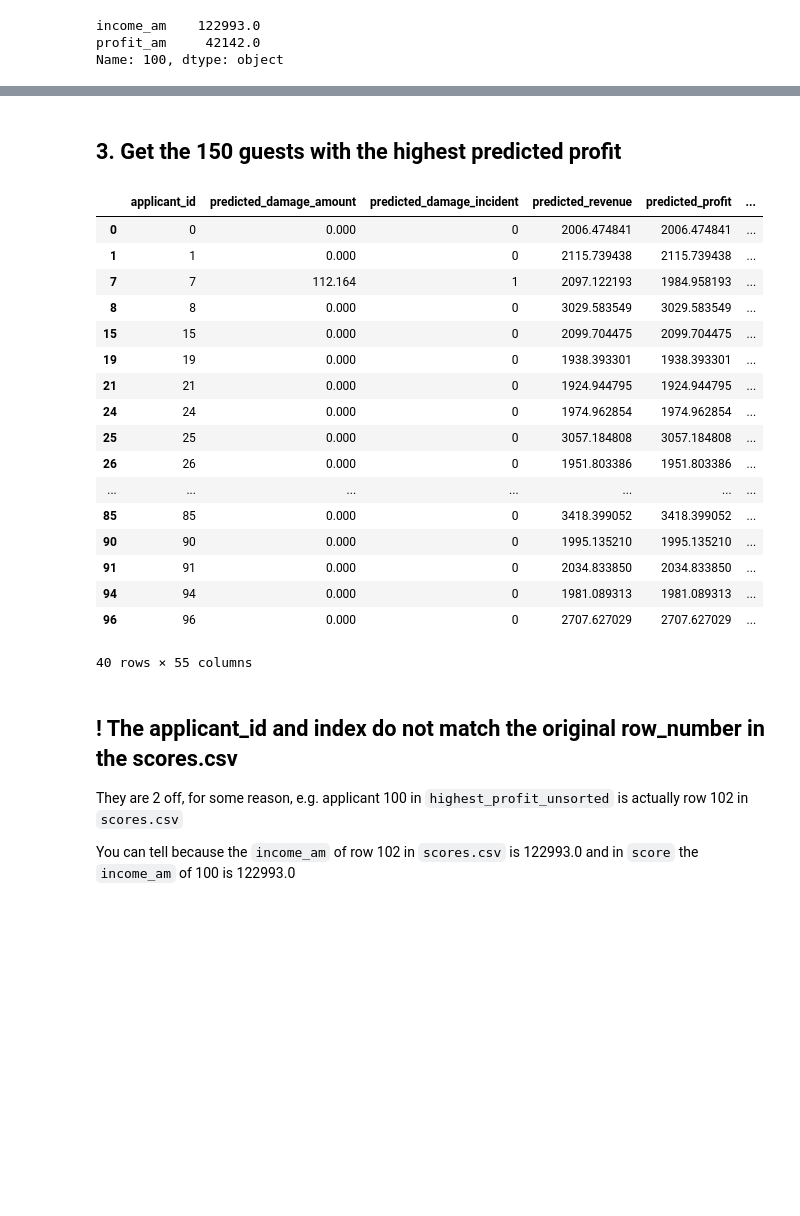
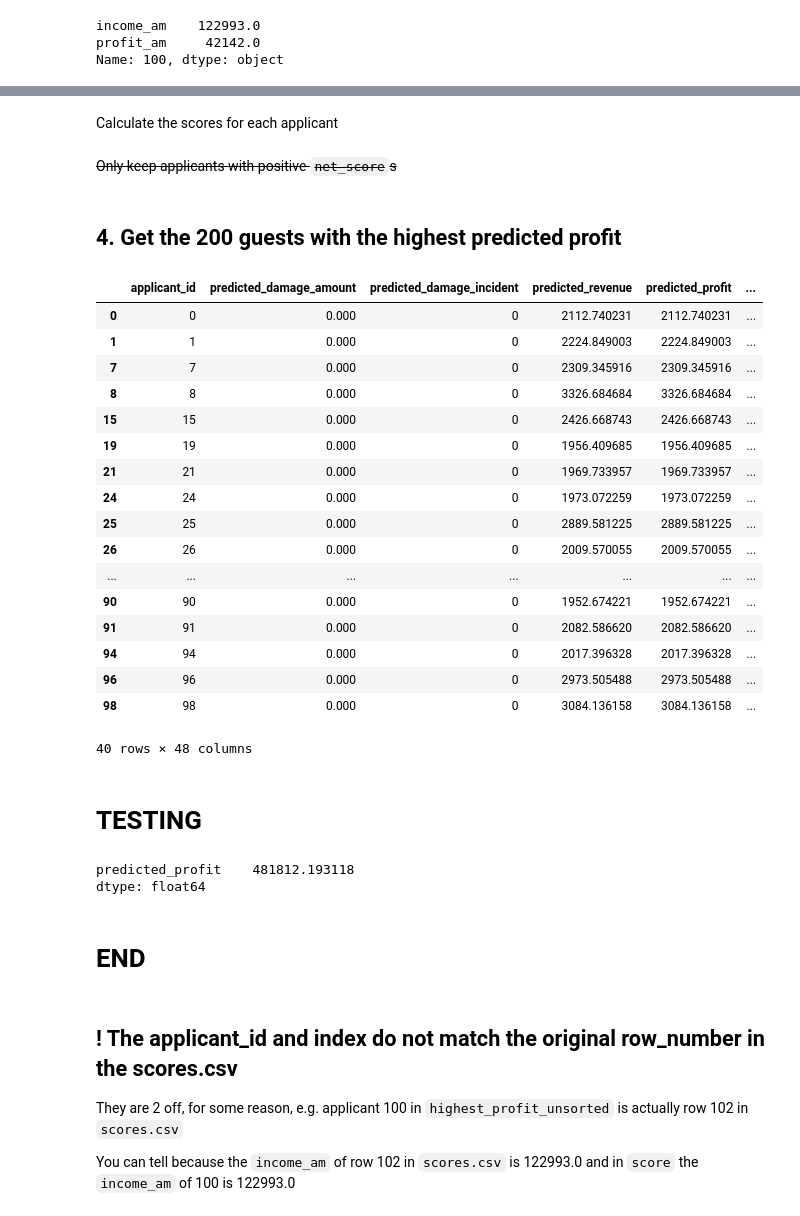
Before and after one commit to Harmxn02/ML-Project, a Jupyter notebook: Answer.ipynb, the cells around one changed output, grey strips where cells are left out. Drawn from its saved outputs; the diff is of its cells as text; code cells hidden in the pictures; blank space fills up the shorter version.

Commit message:
CALL-FEEDBACK: Re-run answer + generate guestlists

```diff
--- a/Answer.ipynb
+++ b/Answer.ipynb
@@ -90,0 +102,8 @@ Name: 100, dtype: float64
+# %% [markdown]
+Calculate the scores for each applicant
+# %%
+merged_calculated_scores = calculate_scores(merged_with_score.copy())
+merged_calculated_scores["net_score"] = \
+    merged_calculated_scores["combined_pos_score"] - merged_calculated_scores["combined_neg_score"]
+# %% [markdown]
+~~Only keep applicants with positive `net_score`s~~
@@ -91,33 +113,33 @@ Name: 100, dtype: float64
 # %% [markdown]
-## 3. Get the 150 guests with the highest predicted profit
+## 4. Get the 200 guests with the highest predicted profit
 # %%
-highest_profit = merged_with_score \
+highest_profit = merged_calculated_scores \
     .sort_values(by="predicted_profit", ascending=False) \
     .head(200)
 
 highest_profit_unsorted = highest_profit \
     .sort_values(by="applicant_id", ascending=True)
 
 highest_profit_unsorted.head(40)
 # %% [output]
 |  | applicant_id | predicted_damage_amount | predicted_damage_incident | predicted_revenue | predicted_profit | ... |
-| 0 | 0 | 0.000 | 0 | 2006.474841 | 2006.474841 | ... |
-| 1 | 1 | 0.000 | 0 | 2115.739438 | 2115.739438 | ... |
-| 7 | 7 | 112.164 | 1 | 2097.122193 | 1984.958193 | ... |
-| 8 | 8 | 0.000 | 0 | 3029.583549 | 3029.583549 | ... |
-| 15 | 15 | 0.000 | 0 | 2099.704475 | 2099.704475 | ... |
-| 19 | 19 | 0.000 | 0 | 1938.393301 | 1938.393301 | ... |
-| 21 | 21 | 0.000 | 0 | 1924.944795 | 1924.944795 | ... |
-| 24 | 24 | 0.000 | 0 | 1974.962854 | 1974.962854 | ... |
-| 25 | 25 | 0.000 | 0 | 3057.184808 | 3057.184808 | ... |
-| 26 | 26 | 0.000 | 0 | 1951.803386 | 1951.803386 | ... |
+| 0 | 0 | 0.000 | 0 | 2112.740231 | 2112.740231 | ... |
+| 1 | 1 | 0.000 | 0 | 2224.849003 | 2224.849003 | ... |
+| 7 | 7 | 0.000 | 0 | 2309.345916 | 2309.345916 | ... |
+| 8 | 8 | 0.000 | 0 | 3326.684684 | 3326.684684 | ... |
+| 15 | 15 | 0.000 | 0 | 2426.668743 | 2426.668743 | ... |
+| 19 | 19 | 0.000 | 0 | 1956.409685 | 1956.409685 | ... |
+| 21 | 21 | 0.000 | 0 | 1969.733957 | 1969.733957 | ... |
+| 24 | 24 | 0.000 | 0 | 1973.072259 | 1973.072259 | ... |
+| 25 | 25 | 0.000 | 0 | 2889.581225 | 2889.581225 | ... |
+| 26 | 26 | 0.000 | 0 | 2009.570055 | 2009.570055 | ... |
 | ... | ... | ... | ... | ... | ... | ... |
-| 85 | 85 | 0.000 | 0 | 3418.399052 | 3418.399052 | ... |
-| 90 | 90 | 0.000 | 0 | 1995.135210 | 1995.135210 | ... |
-| 91 | 91 | 0.000 | 0 | 2034.833850 | 2034.833850 | ... |
-| 94 | 94 | 0.000 | 0 | 1981.089313 | 1981.089313 | ... |
-| 96 | 96 | 0.000 | 0 | 2707.627029 | 2707.627029 | ... |
+| 90 | 90 | 0.000 | 0 | 1952.674221 | 1952.674221 | ... |
+| 91 | 91 | 0.000 | 0 | 2082.586620 | 2082.586620 | ... |
+| 94 | 94 | 0.000 | 0 | 2017.396328 | 2017.396328 | ... |
+| 96 | 96 | 0.000 | 0 | 2973.505488 | 2973.505488 | ... |
+| 98 | 98 | 0.000 | 0 | 3084.136158 | 3084.136158 | ... |
-40 rows × 55 columns
+40 rows × 48 columns
 # %%
 final_list = highest_profit_unsorted[[
     "applicant_id",
@@ -129,6 +151,15 @@ final_list = highest_profit_unsorted[[
 
 final_list_with_matching_row_number = final_list.copy()
 final_list_with_matching_row_number["applicant_id"] += 2
+# %% [markdown]
+# **TESTING**
+# %%
+highest_profit_unsorted[["predicted_profit"]].sum()
+# %% [output]
+predicted_profit    481812.193118
+dtype: float64
+# %% [markdown]
+# **END**
 # %%
 final_list.to_csv("./guestlist/guestlist.csv", index=False)
 final_list_with_matching_row_number.to_csv("./guestlist/guestlist_with_matching_row_number.csv", index=False)
```
Also changed, not shown: parts of 10 cells of this notebook, 2 other files.
